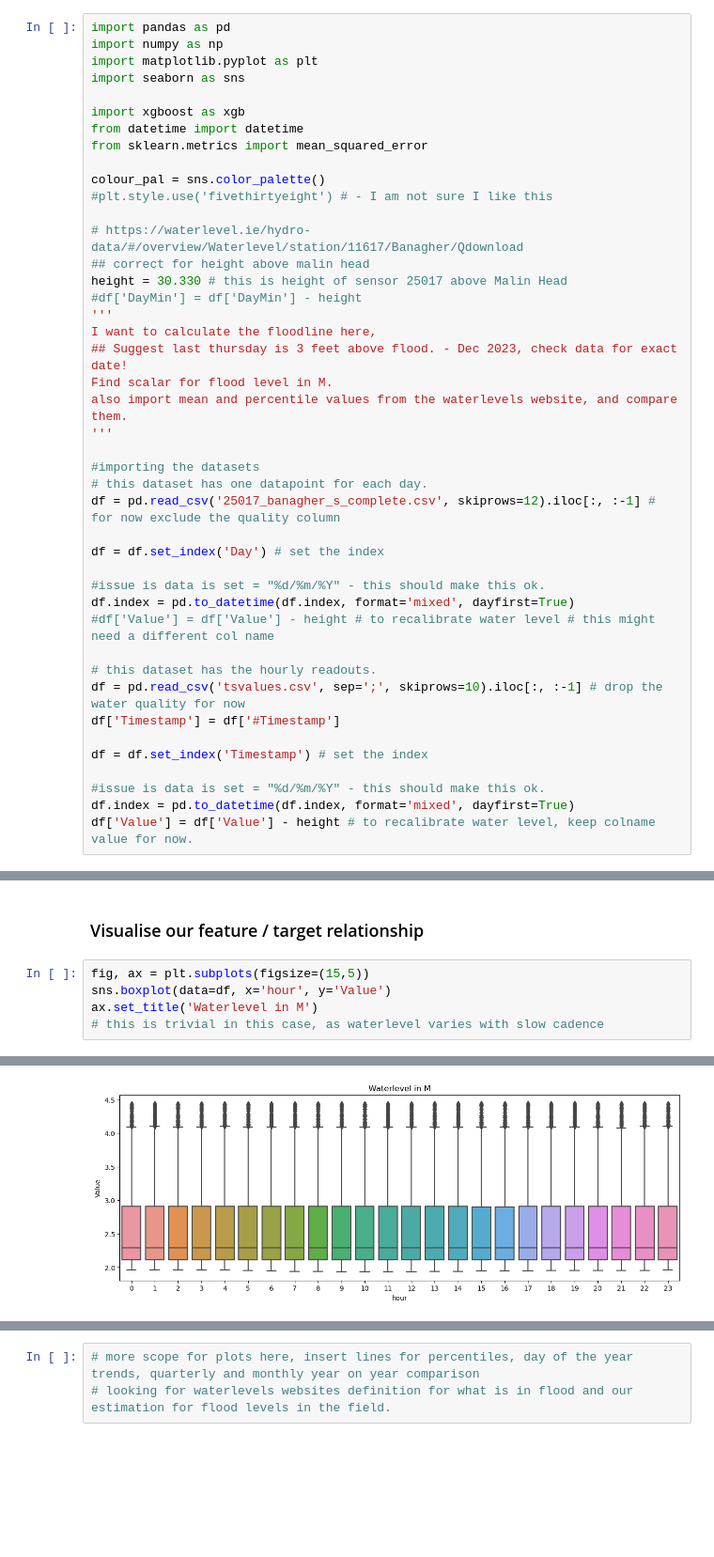
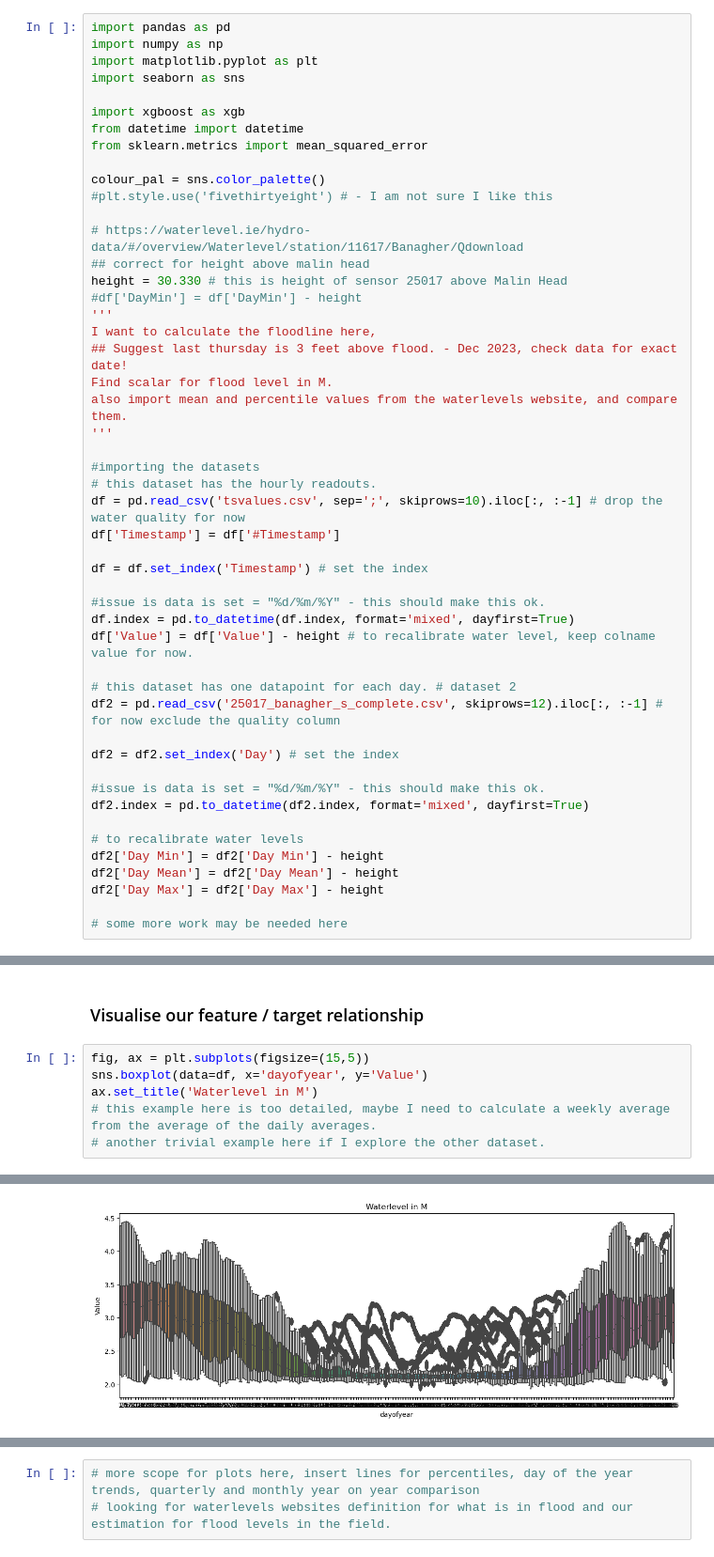
Before and after one commit to burked9/shannon-flood-piml, a Jupyter notebook: water_levels_banagher.ipynb, the cells around one changed output, grey strips where cells are left out. Shown at 94% size. Saved outputs shown, nothing was run; the diff lists cells and outputs as text; blank space fills up the shorter version.

Commit message:
Adjusted second dataset.
Brought second dataset up to speed.
Brought in a day of year graph, thats trivially detailed.
More notes added to each section.

```diff
--- a/water_levels_banagher.ipynb
+++ b/water_levels_banagher.ipynb
@@ -25,15 +25,6 @@ also import mean and percentile values from the waterlevels website, and compare
 '''
 
 #importing the datasets
-# this dataset has one datapoint for each day.
-df = pd.read_csv('25017_banagher_s_complete.csv', skiprows=12).iloc[:, :-1] # for now exclude the quality column
-
-df = df.set_index('Day') # set the index
-
-#issue is data is set = "%d/%m/%Y" - this should make this ok.
-df.index = pd.to_datetime(df.index, format='mixed', dayfirst=True)
-#df['Value'] = df['Value'] - height # to recalibrate water level # this might need a different col name
-
 # this dataset has the hourly readouts.
 df = pd.read_csv('tsvalues.csv', sep=';', skiprows=10).iloc[:, :-1] # drop the water quality for now
 df['Timestamp'] = df['#Timestamp']
@@ -43,4 +34,19 @@ df = df.set_index('Timestamp') # set the index
 #issue is data is set = "%d/%m/%Y" - this should make this ok.
 df.index = pd.to_datetime(df.index, format='mixed', dayfirst=True)
 df['Value'] = df['Value'] - height # to recalibrate water level, keep colname value for now.
+
+# this dataset has one datapoint for each day. # dataset 2
+df2 = pd.read_csv('25017_banagher_s_complete.csv', skiprows=12).iloc[:, :-1] # for now exclude the quality column
+
+df2 = df2.set_index('Day') # set the index
+
+#issue is data is set = "%d/%m/%Y" - this should make this ok.
+df2.index = pd.to_datetime(df2.index, format='mixed', dayfirst=True)
+
+# to recalibrate water levels
+df2['Day Min'] = df2['Day Min'] - height
+df2['Day Mean'] = df2['Day Mean'] - height
+df2['Day Max'] = df2['Day Max'] - height
+
+# some more work may be needed here
 # %%
@@ -156,12 +211,13 @@ df.head(25)
 ### Visualise our feature / target relationship
 # %%
 fig, ax = plt.subplots(figsize=(15,5))
-sns.boxplot(data=df, x='hour', y='Value')
+sns.boxplot(data=df, x='dayofyear', y='Value')
 ax.set_title('Waterlevel in M')
-# this is trivial in this case, as waterlevel varies with slow cadence
+# this example here is too detailed, maybe I need to calculate a weekly average from the average of the daily averages.
+# another trivial example here if I explore the other dataset.
 # %% [output]
 Text(0.5, 1.0, 'Waterlevel in M')
-[figure, old version]
+[figure, new version]
 # %%
 fig, ax = plt.subplots(figsize=(15,5))
 sns.boxplot(data=df, x='month', y='Value', palette='Blues')
```
Also changed, not shown: parts of 9 cells of this notebook.
